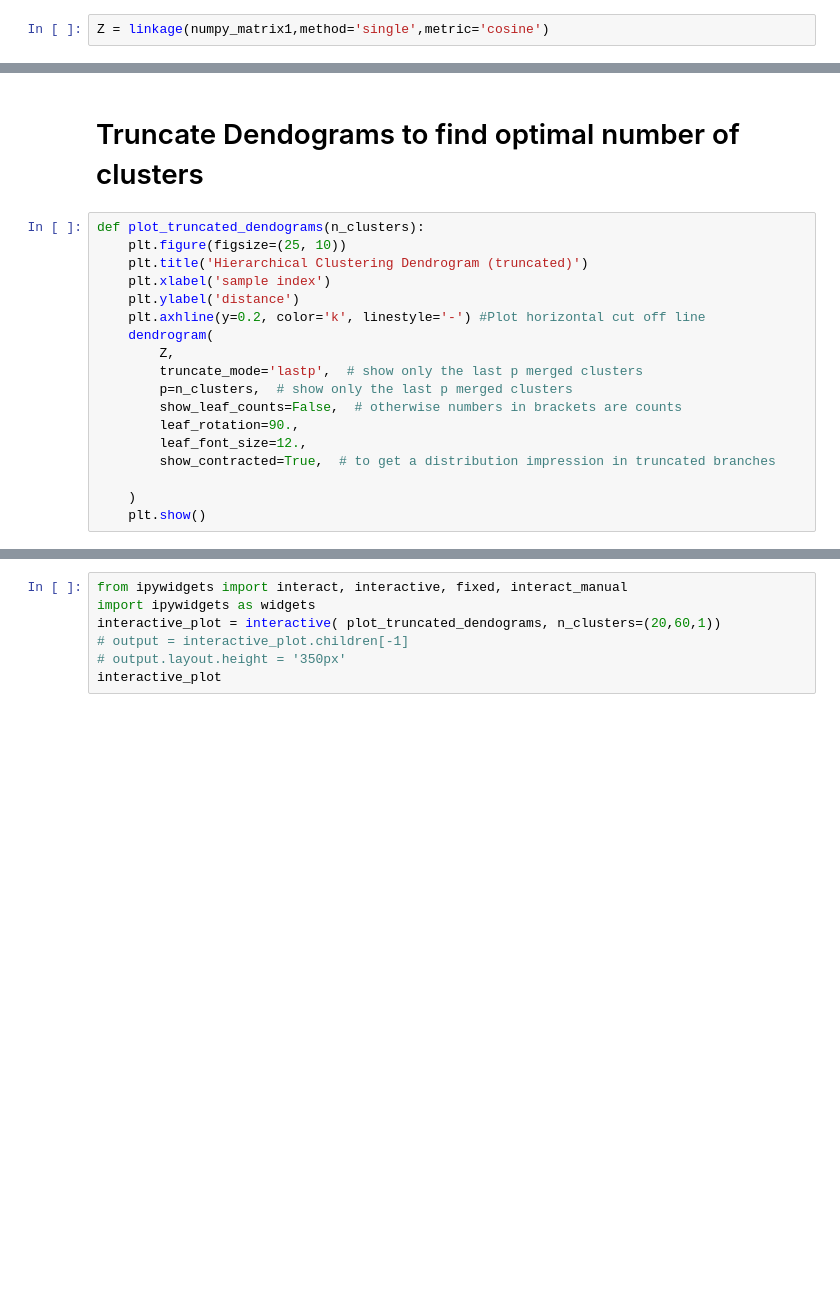
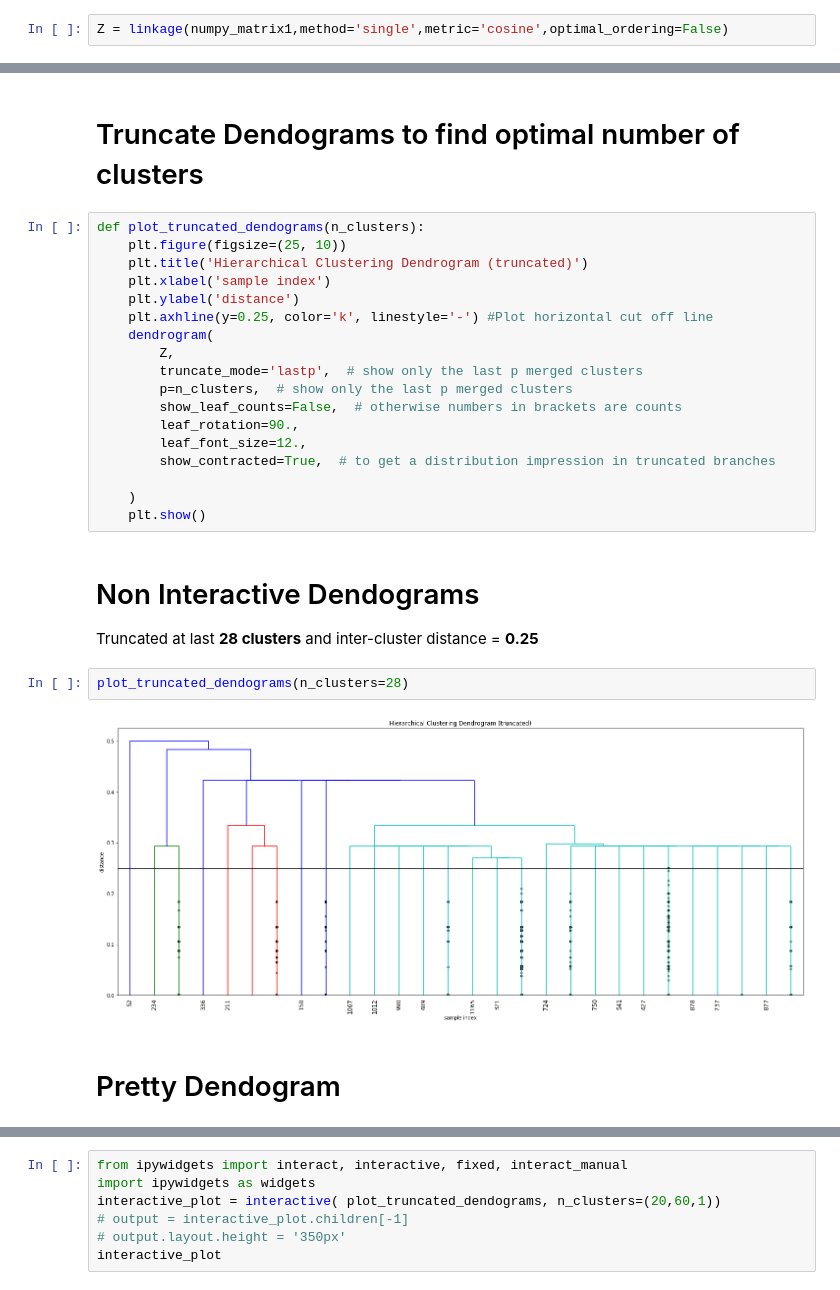
Before and after one commit to sangramga/AdvancedPython, a Jupyter notebook: DM Assignment Dendograms.ipynb, the cells around one changed output, grey strips where cells are left out. Cells and saved outputs as stored; diff of their text form; blank space fills up the shorter version.

```diff
--- a/DM Assignment Dendograms.ipynb
+++ b/DM Assignment Dendograms.ipynb
@@ -28,7 +28,7 @@ numpy_matrix1 = numpy_matrix[~np.all(numpy_matrix == 0, axis = 1)]
 
 Using `single` linkage and `cosine` similarity metric
 # %%
-Z = linkage(numpy_matrix1,method='single',metric='cosine')
+Z = linkage(numpy_matrix1,method='single',metric='cosine',optimal_ordering=False)
 # %% [markdown]
 # Plot Dendograms from clusters
 # %%
@@ -52,7 +55,7 @@ def plot_truncated_dendograms(n_clusters):
     plt.title('Hierarchical Clustering Dendrogram (truncated)')
     plt.xlabel('sample index')
     plt.ylabel('distance')
-    plt.axhline(y=0.2, color='k', linestyle='-') #Plot horizontal cut off line
+    plt.axhline(y=0.25, color='k', linestyle='-') #Plot horizontal cut off line
     dendrogram(
         Z,
         truncate_mode='lastp',  # show only the last p merged clusters
@@ -64,3 +67,13 @@ def plot_truncated_dendograms(n_clusters):
 
     )
     plt.show()
+# %% [markdown]
+# Non Interactive Dendograms
+
+Truncated at last **28 clusters** and inter-cluster distance = **0.25**
+# %%
+plot_truncated_dendograms(n_clusters=28)
+# %% [output]
+[figure, added]
+# %% [markdown]
+# Pretty Dendogram
```
Also changed, not shown: parts of 14 cells of this notebook, 4 other files.
